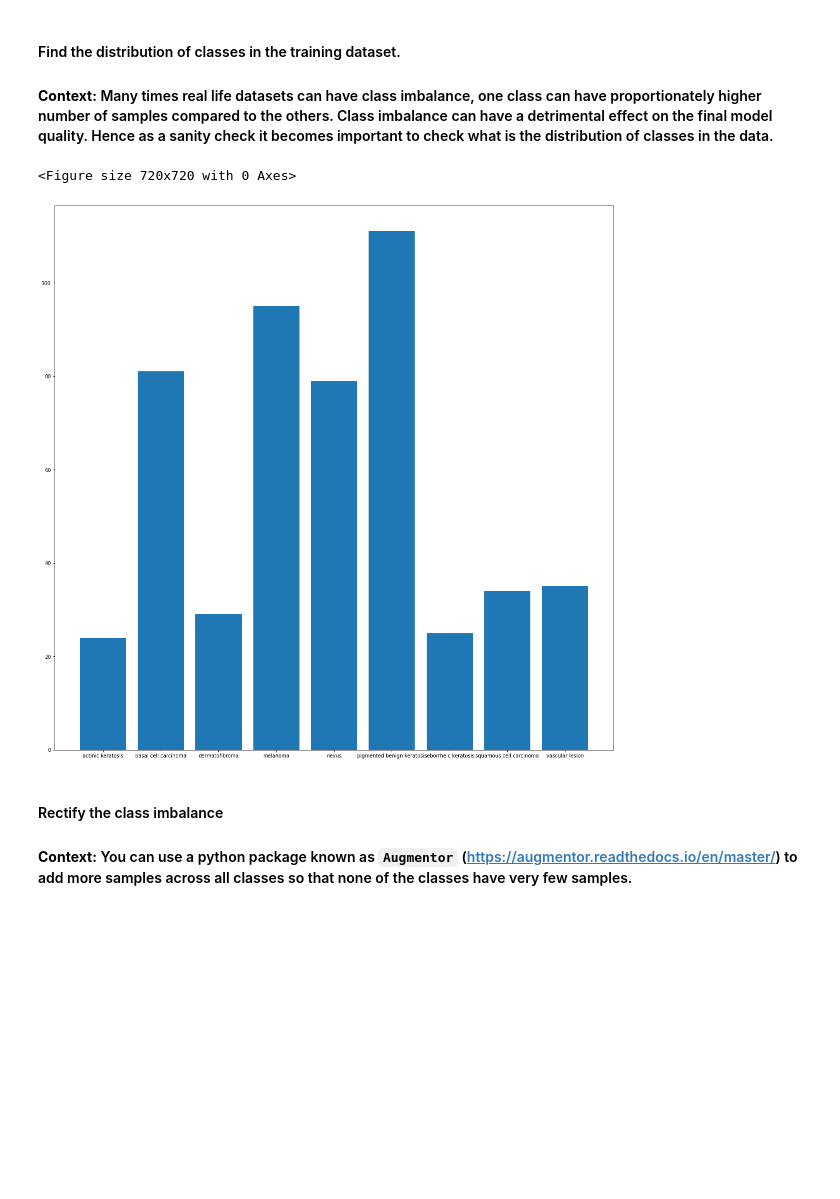
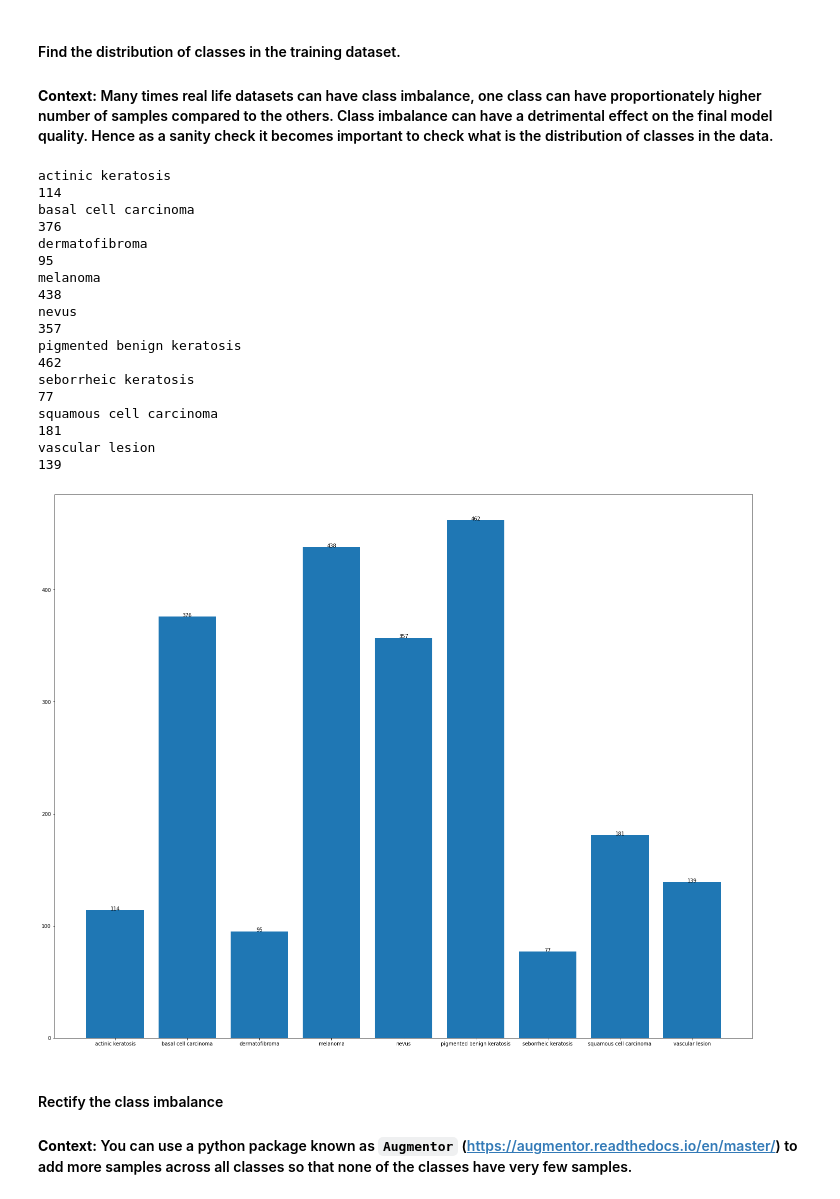
Before and after one commit to yashyasviagarwal/MelanomaDetectionCNN, a Jupyter notebook: MelanomaDetectionCNN.ipynb, the cells around one changed output. Saved outputs shown, nothing was run; the diff lists cells and outputs as text; code cells hidden in the pictures; blank space fills up the shorter version.

```diff
--- a/MelanomaDetectionCNN.ipynb
+++ b/MelanomaDetectionCNN.ipynb
@@ -359,12 +301,18 @@ Found 48 images belonging to 9 classes.
+# %%
+# Todo, after you have analysed the model fit history for presence of underfit or overfit, choose an appropriate data augumentation strategy.
+# Your code goes here
+data_augmentation = tf.keras.Sequential([
+  layers.experimental.preprocessing.RandomFlip("horizontal_and_vertical"),
+  layers.experimental.preprocessing.RandomRotation(0.1),
+])
 # %%
-# visualize how your augmentation strategy works for one instance of training image.
-import matplotlib.pyplot as plt
-
+# Todo, visualize how your augmentation strategy works for one instance of training image.
+# Your code goes here
 plt.figure(figsize=(10, 10))
-for images, labels in train_ds.take(1):
+for images, _ in train_ds.take(1):
   for i in range(9):
+    augmented_images = data_augmentation(images)
     ax = plt.subplot(3, 3, i + 1)
-    plt.imshow(images[i].numpy().astype("uint8"))
-    plt.title(class_names[labels[i]])
+    plt.imshow(augmented_images[0].numpy().astype("uint8"))
     plt.axis("off")
 # %% [output]
@@ -504,30 +409,50 @@ print("Validation Loss", loss_v)
 #### Find the distribution of classes in the training dataset.
 #### **Context:** Many times real life datasets can have class imbalance, one class can have proportionately higher number of samples compared to the others. Class imbalance can have a detrimental effect on the final model quality. Hence as a sanity check it becomes important to check what is the distribution of classes in the data.
 # %%
+## Your code goes here.
 import matplotlib.pyplot as plt
 data = dict()
 
+def addlabels(x,y):
+    for i in range(len(x)):
+        plt.text(i, y[i], y[i], ha = 'center')
+
 for i in class_names:
   data[i] = []
-
-plt.figure(figsize=(10, 10))
-for images, labels in train_ds:
-  for i in range(9):
-    data[class_names[labels[i]]].append(images[i].numpy().astype("uint8"))
-
-for i in data:
-  data[i] = len(data[i])
-
+for i in range(9):
+    print(class_names[i])
+    path = class_names[i]+'/*.jpg'
+    image_count_train = len(list(data_dir_train.glob(path)))
+    data[class_names[i]] = image_count_train
+    print(image_count_train)
 f = plt.figure()
-f.set_figwidth(20)
+f.set_figwidth(25)
 f.set_figheight(20)
 
 plt.bar(range(len(data)), list(data.values()), align='center')
+addlabels(range(len(data)), list(data.values()))
 plt.xticks(range(len(data)), list(data.keys()))
 plt.show()
 # %% [output]
-<Figure size 720x720 with 0 Axes>
+actinic keratosis
+114
+basal cell carcinoma
+376
+dermatofibroma
+95
+melanoma
+438
+nevus
+357
+pigmented benign keratosis
+462
+seborrheic keratosis
+77
+squamous cell carcinoma
+181
+vascular lesion
+139
-[figure, old version]
+[figure, new version]
 # %% [markdown]
 #### Rectify the class imbalance
 #### **Context:** You can use a python package known as `Augmentor` (https://augmentor.readthedocs.io/en/master/) to add more samples across all classes so that none of the classes have very few samples.
```
Also changed, not shown: parts of 59 cells of this notebook.
